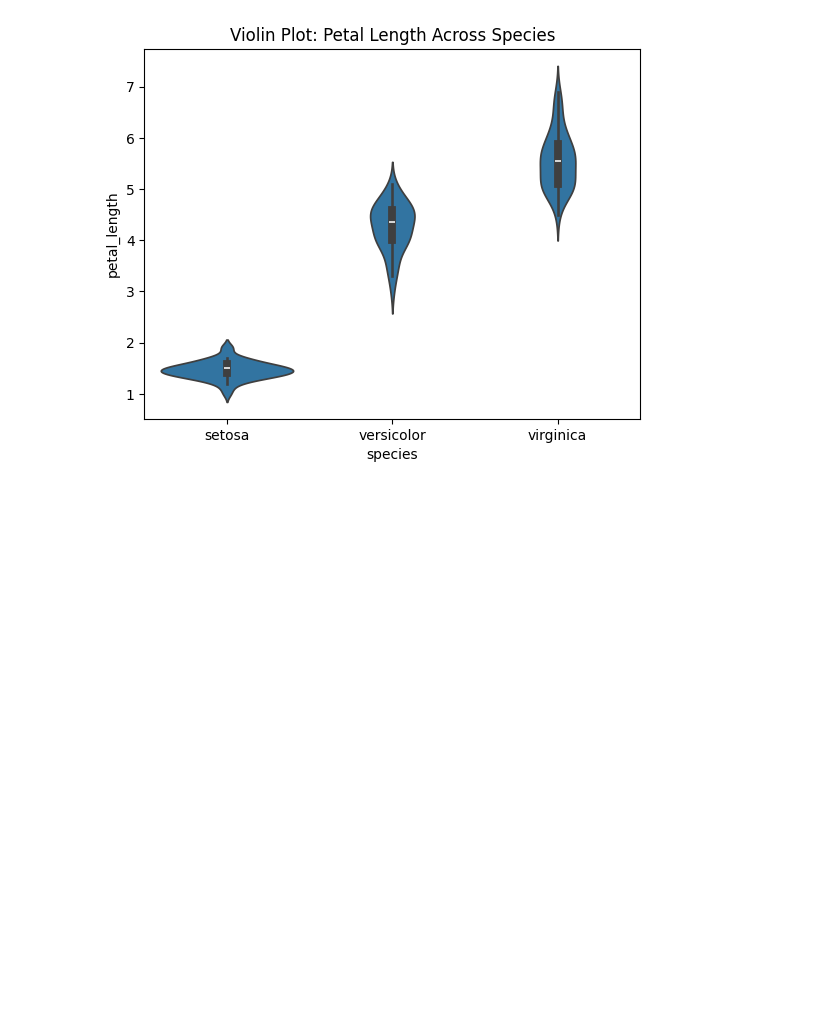
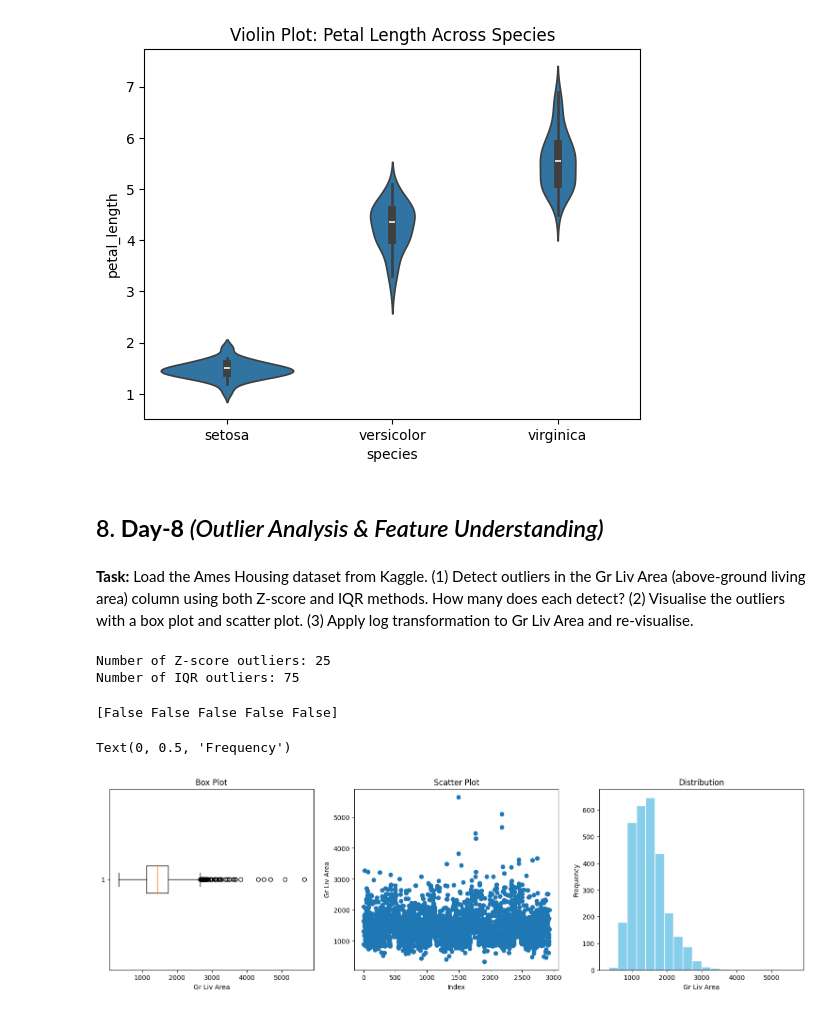
Before and after one commit to SAISANJAYR/Sai-s_IQube_Practice_Tasks, a Jupyter notebook: Sai's_IQube_Practice_Notebook.ipynb, the cells around one changed output. Drawn from its saved outputs; the diff is of its cells as text; code cells hidden in the pictures; blank space fills up the shorter version.

Commit message:
Added Day-8 tasks to my practice repo

```diff
--- a/Sai's_IQube_Practice_Notebook.ipynb
+++ b/Sai's_IQube_Practice_Notebook.ipynb
@@ -387,3 +387,62 @@ plt.title("Violin Plot: Petal Length Across Species")
 # %% [output]
 Text(0.5, 1.0, 'Violin Plot: Petal Length Across Species')
 [figure]
+# %% [markdown]
+## 8. **Day-8** *(Outlier Analysis & Feature Understanding)*
+# %% [markdown]
+**Task:** Load the Ames Housing dataset from Kaggle. (1) Detect outliers in the Gr Liv Area (above-ground
+living area) column using both Z-score and IQR methods. How many does each detect? (2)
+Visualise the outliers with a box plot and scatter plot. (3) Apply log transformation to Gr Liv Area
+and re-visualise.
+# %%
+import pandas as pd
+import numpy as np
+from scipy import stats
+
+df = pd.read_csv("/content/AmesHousing.csv")
+
+#df.info()
+# Outlier Detection
+# Z-score:
+z_scores = (np.abs(stats.zscore(df['Gr Liv Area'])) > 3)
+print(f"Number of Z-score outliers: {z_scores.sum()}")
+
+# IQR:
+Q1 = df['Gr Liv Area'].quantile(0.25)
+Q3 = df['Gr Liv Area'].quantile(0.75)
+IQR = Q3 - Q1
+iqr_outliers = (df['Gr Liv Area'] < (Q1 - 1.5 * IQR)) | (df['Gr Liv Area'] > (Q3 + 1.5 * IQR))
+print(f"Number of IQR outliers: {iqr_outliers.sum()}")
+# %% [output]
+Number of Z-score outliers: 25
+Number of IQR outliers: 75
+# %%
+print(z_scores[:5])
+# %% [output]
+[False False False False False]
+# %%
+# Visualization
+import matplotlib.pyplot as plt
+import seaborn as sns
+
+fig, axes = plt.subplots(1, 3, figsize=(19, 5))
+
+# Box Plot
+axes[0].boxplot(df['Gr Liv Area'], vert=False)
+axes[0].set_title('Box Plot')
+axes[0].set_xlabel('Gr Liv Area')
+
+# Scatter Plot
+axes[1].scatter(df.index, df['Gr Liv Area'])
+axes[1].set_title('Scatter Plot')
+axes[1].set_xlabel('Index')
+axes[1].set_ylabel('Gr Liv Area')
+
+# Distribution
+axes[2].hist(df['Gr Liv Area'], bins=20, color='skyblue', edgecolor='white')
+axes[2].set_title('Distribution')
+axes[2].set_xlabel('Gr Liv Area')
+axes[2].set_ylabel('Frequency')
+# %% [output]
+Text(0, 0.5, 'Frequency')
+[figure, added]
```
Also changed, not shown: parts of 1 cell of this notebook.
